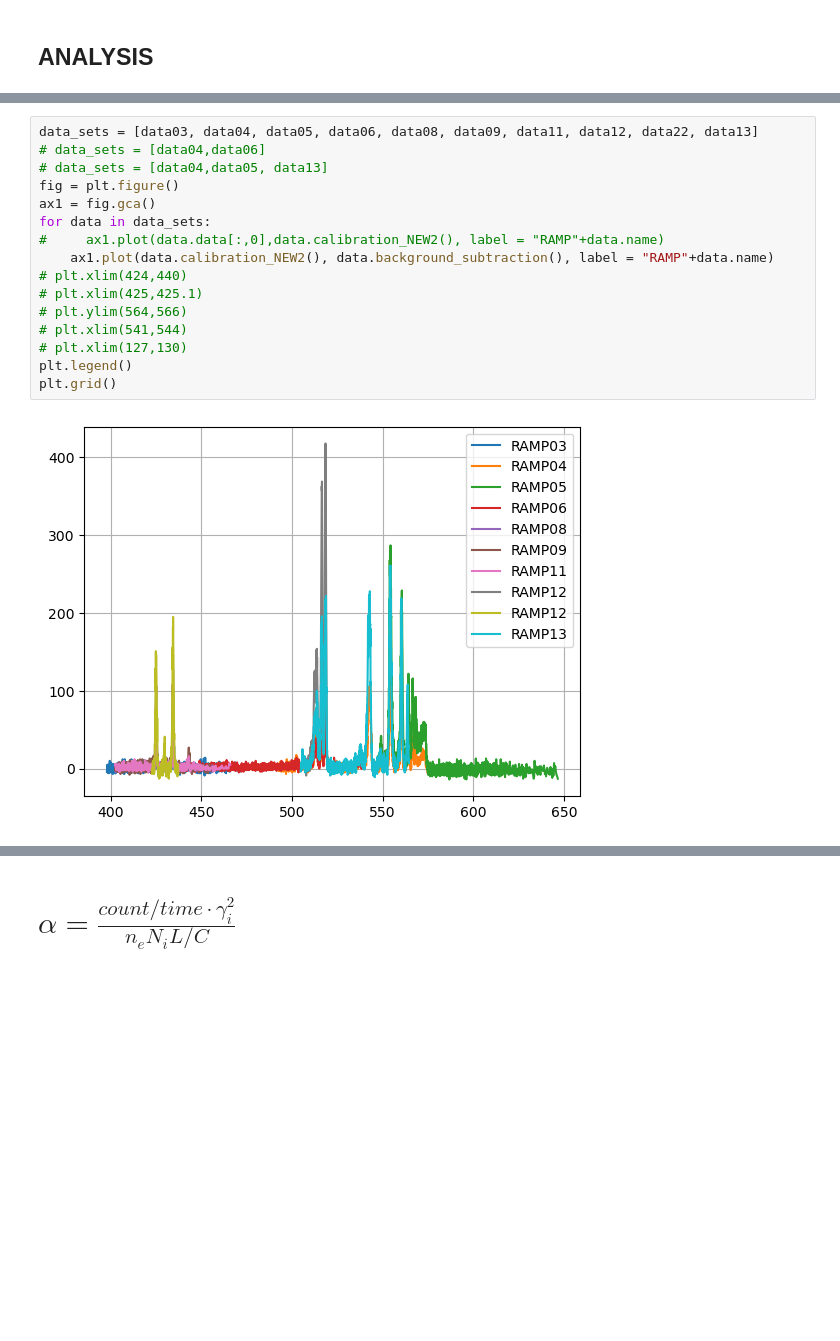
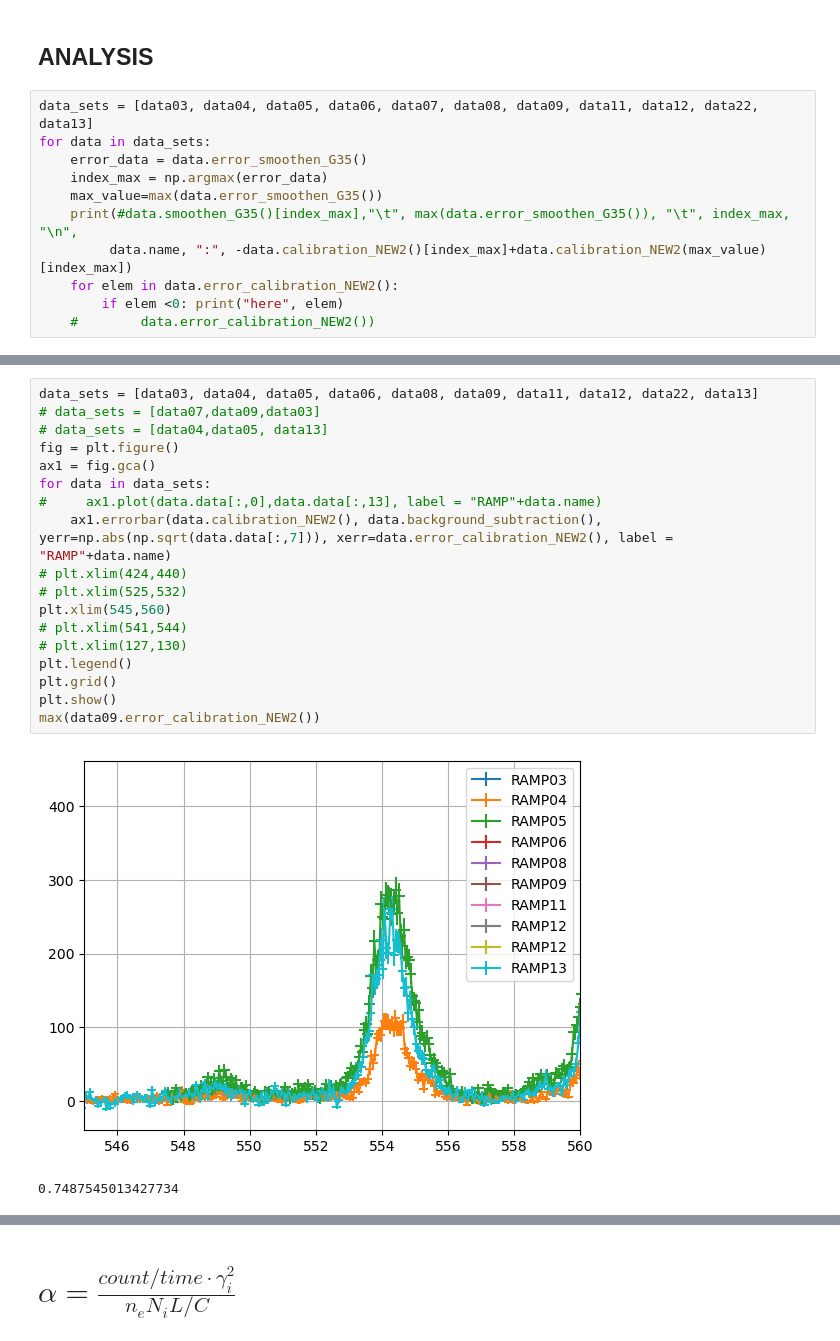
Before and after one commit to wwwerka/dr_oxygen_analysis, a Jupyter notebook: dr_oxygen_analysis.ipynb, the cells around one changed output, grey strips where cells are left out. Drawn from its saved outputs; the diff is of its cells as text; blank space fills up the shorter version.

```diff
--- a/dr_oxygen_analysis.ipynb
+++ b/dr_oxygen_analysis.ipynb
@@ -506,3 +555,14 @@ data22 = CryringData(exp_data_path+'06ramp012-Copy_part2.yrdr')
 data13 = CryringData(exp_data_path+'06ramp013-Copy1.yrdr')
 # %% [markdown]
 ## ANALYSIS
+# %%
+data_sets = [data03, data04, data05, data06, data07, data08, data09, data11, data12, data22, data13]
+for data in data_sets:
+    error_data = data.error_smoothen_G35()
+    index_max = np.argmax(error_data)
+    max_value=max(data.error_smoothen_G35())
+    print(#data.smoothen_G35()[index_max],"\t", max(data.error_smoothen_G35()), "\t", index_max, "\n",
+         data.name, ":", -data.calibration_NEW2()[index_max]+data.calibration_NEW2(max_value)[index_max])
+    for elem in data.error_calibration_NEW2():
+        if elem <0: print("here", elem)
+    #        data.error_calibration_NEW2())
@@ -509,18 +581,21 @@ data13 = CryringData(exp_data_path+'06ramp013-Copy1.yrdr')
 # %%
 data_sets = [data03, data04, data05, data06, data08, data09, data11, data12, data22, data13]
-# data_sets = [data04,data06]
+# data_sets = [data07,data09,data03]
 # data_sets = [data04,data05, data13]
 fig = plt.figure()
 ax1 = fig.gca()
 for data in data_sets:
-#     ax1.plot(data.data[:,0],data.calibration_NEW2(), label = "RAMP"+data.name)
-    ax1.plot(data.calibration_NEW2(), data.background_subtraction(), label = "RAMP"+data.name)
+#     ax1.plot(data.data[:,0],data.data[:,13], label = "RAMP"+data.name)
+    ax1.errorbar(data.calibration_NEW2(), data.background_subtraction(), yerr=np.abs(np.sqrt(data.data[:,7])), xerr=data.error_calibration_NEW2(), label = "RAMP"+data.name)
 # plt.xlim(424,440)
-# plt.xlim(425,425.1)
-# plt.ylim(564,566)
+# plt.xlim(525,532)
+plt.xlim(545,560)
 # plt.xlim(541,544)
 # plt.xlim(127,130)
 plt.legend()
 plt.grid()
+plt.show()
+max(data09.error_calibration_NEW2())
 # %% [output]
-[figure, old version]
+[figure, new version]
+0.7487545013427734
```
Also changed, not shown: parts of 12 cells of this notebook.
